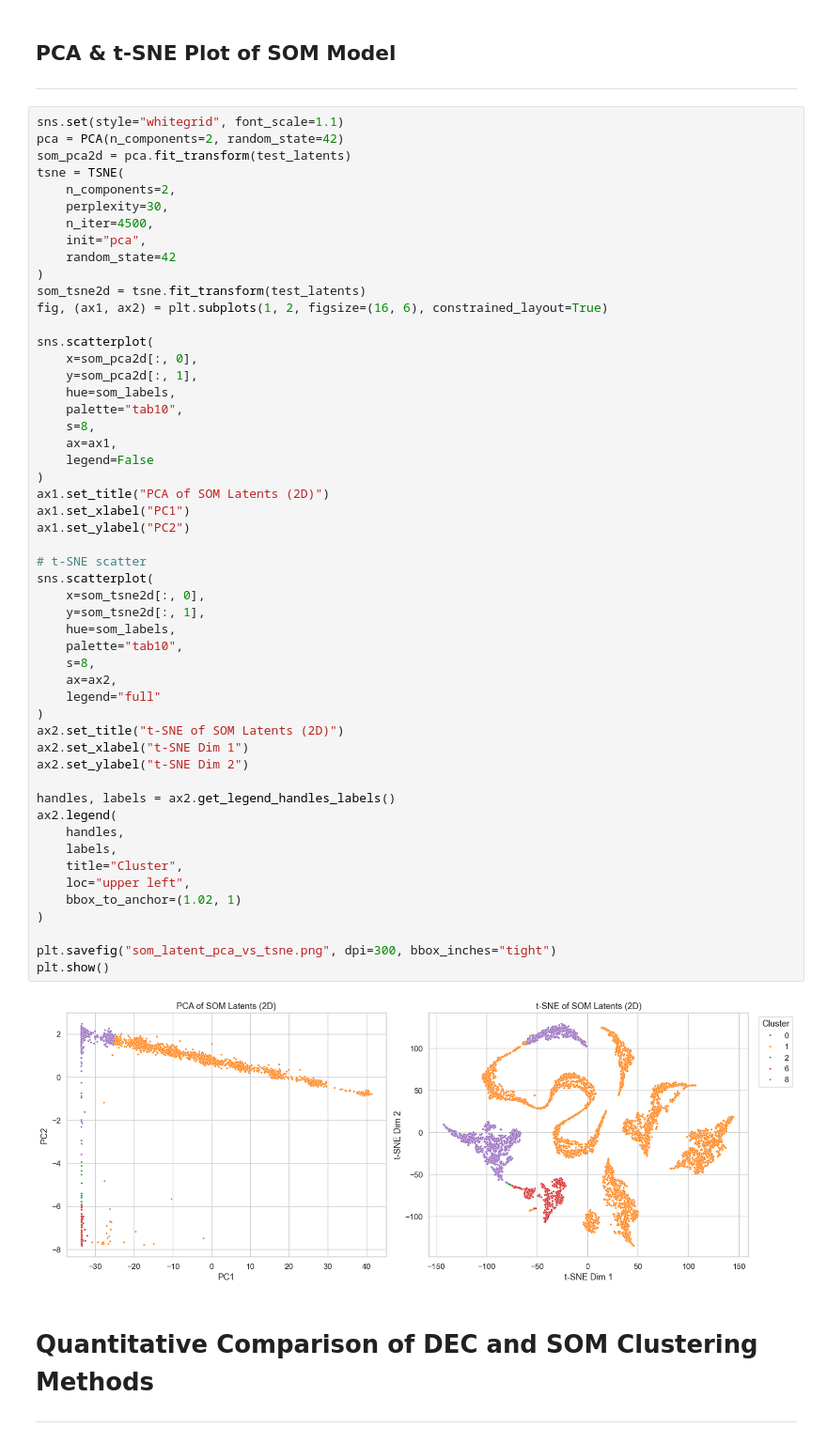
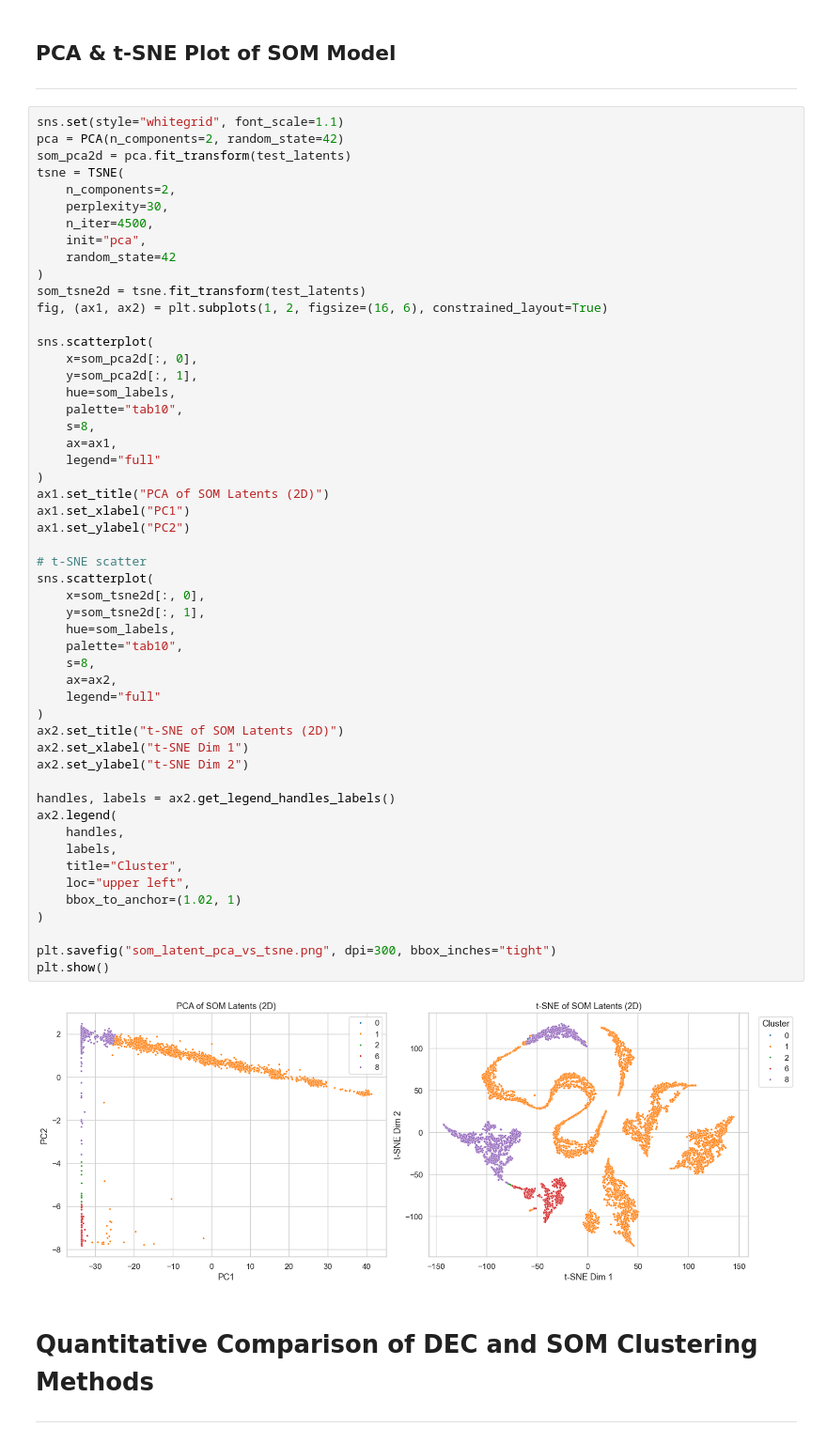
Before and after one commit to RejwanShafi25/RSWNet, a Jupyter notebook: RSWNet.ipynb, the cells around one changed output. Shown at 94% size. Drawn from its saved outputs; the diff is of its cells as text.

Commit message:
Updated Code base with all legend value attached in all plots

```diff
--- a/RSWNet.ipynb
+++ b/RSWNet.ipynb
@@ -987,39 +987,39 @@ sns.scatterplot(
     palette="tab10",
     s=8,
     ax=ax1,
-    legend=False
+    legend="full"
 )
 ax1.set_title("PCA of SOM Latents (2D)")
 ax1.set_xlabel("PC1")
 ax1.set_ylabel("PC2")
 
 # t-SNE scatter
 sns.scatterplot(
     x=som_tsne2d[:, 0],
     y=som_tsne2d[:, 1],
     hue=som_labels,
     palette="tab10",
     s=8,
     ax=ax2,
     legend="full"
 )
 ax2.set_title("t-SNE of SOM Latents (2D)")
 ax2.set_xlabel("t-SNE Dim 1")
 ax2.set_ylabel("t-SNE Dim 2")
 
 handles, labels = ax2.get_legend_handles_labels()
 ax2.legend(
     handles,
     labels,
     title="Cluster",
     loc="upper left",
     bbox_to_anchor=(1.02, 1)
 )
 
 plt.savefig("som_latent_pca_vs_tsne.png", dpi=300, bbox_inches="tight")
 plt.show()
 # %% [output]
-[figure, old version]
+[figure, new version]
 # %% [markdown]
 # Quantitative Comparison of DEC and SOM Clustering Methods
 ---
```
